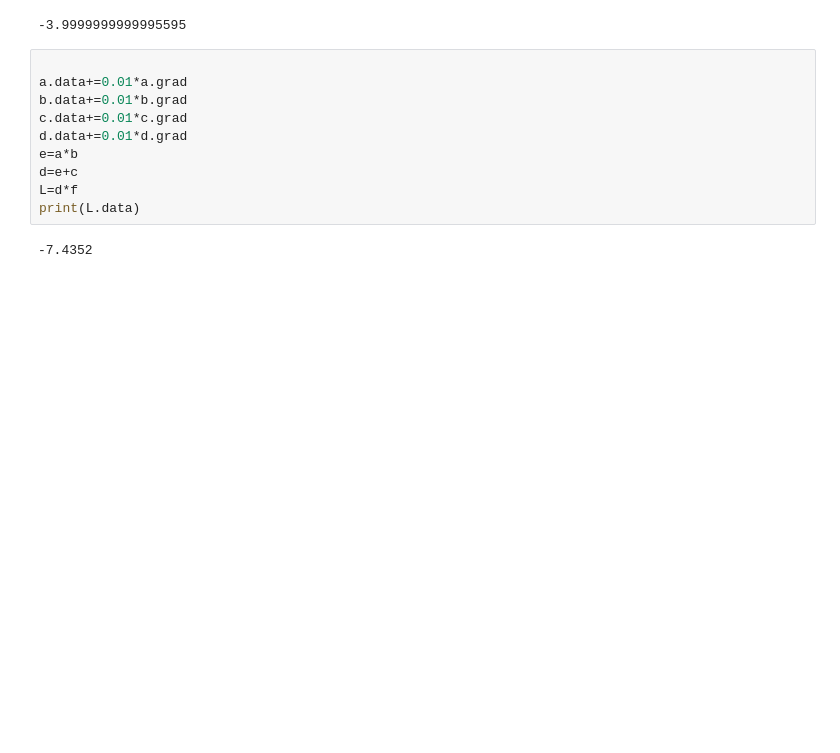
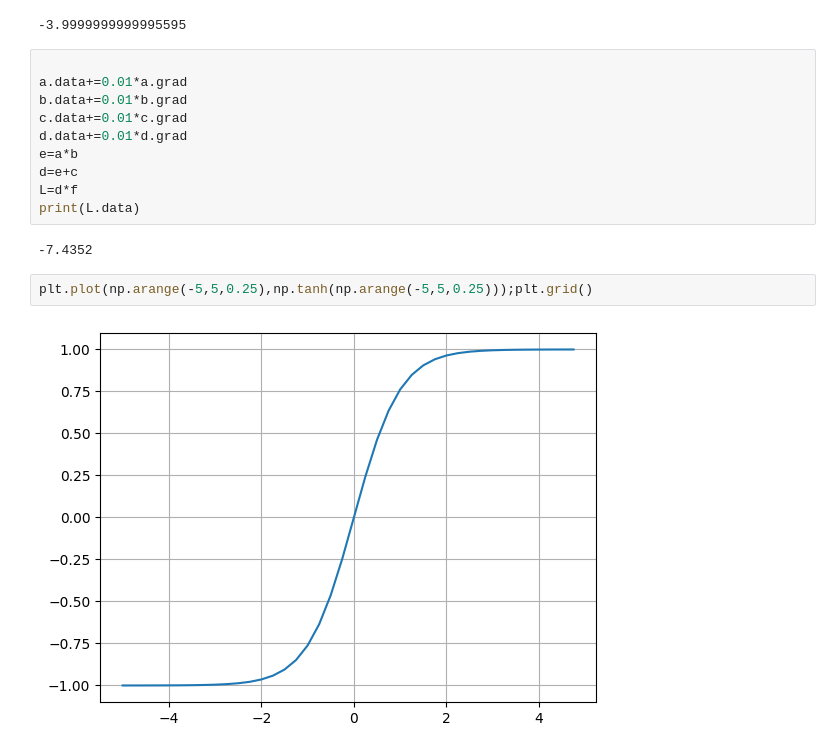
Before and after one commit to Maverick-Ansh/Karpathy-_neural_networks, a Jupyter notebook: Karpathy__Neural_Networks.ipynb, the cells around one changed output. Drawn from its saved outputs; the diff is of its cells as text; blank space fills up the shorter version.

```diff
--- a/Karpathy__Neural_Networks.ipynb
+++ b/Karpathy__Neural_Networks.ipynb
@@ -166,3 +183,7 @@ L=d*f
 print(L.data)
 # %% [output]
 -7.4352
+# %%
+plt.plot(np.arange(-5,5,0.25),np.tanh(np.arange(-5,5,0.25)));plt.grid()
+# %% [output]
+[figure, added]
```
Also changed, not shown: parts of 5 cells of this notebook.
